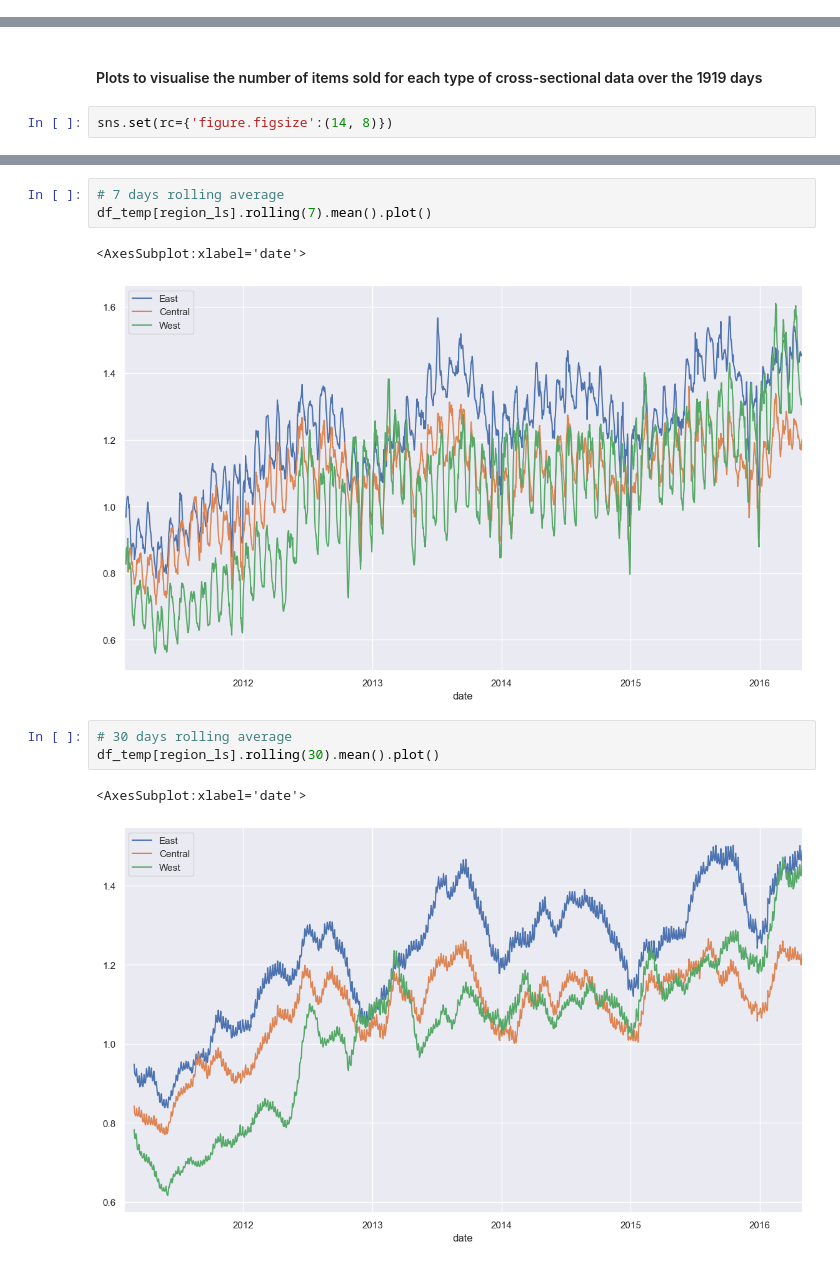
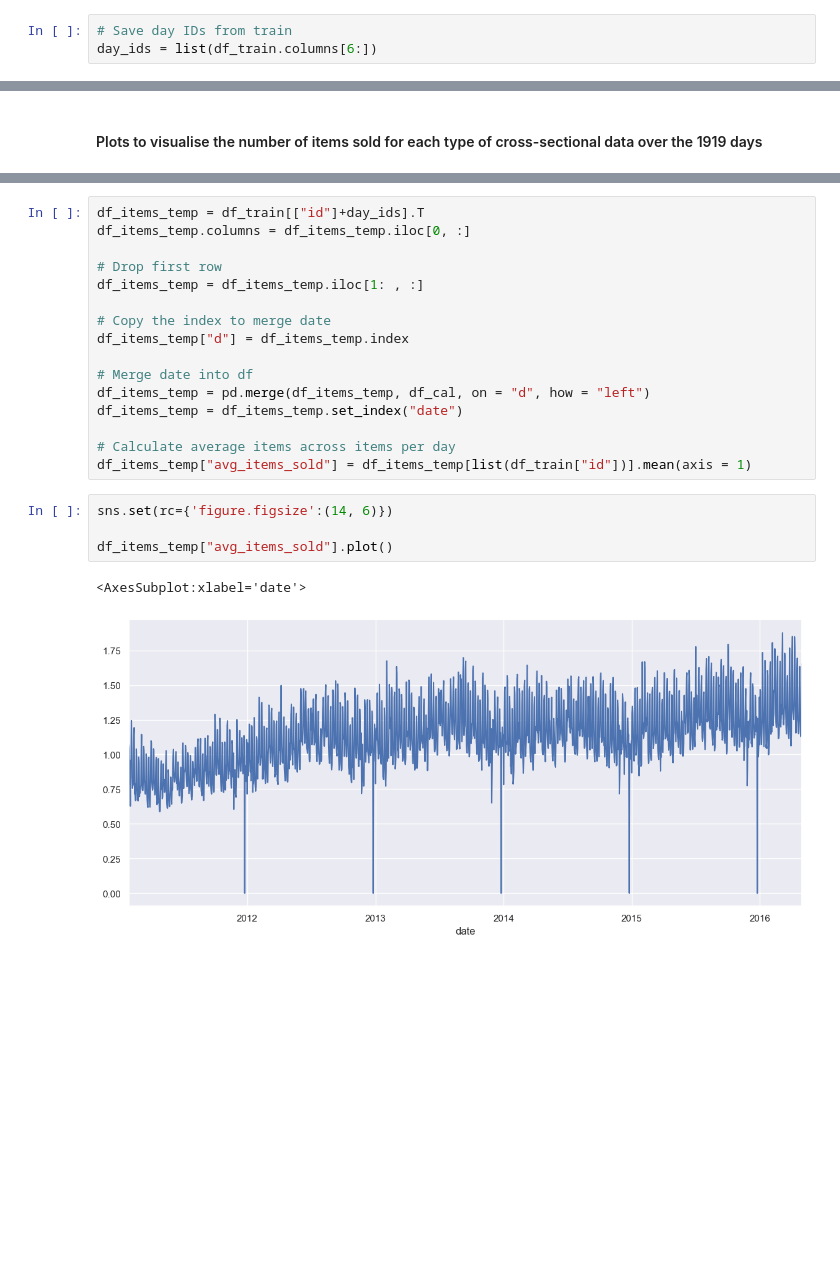
Before and after one commit to TristanKoh/ads-final-project, a Jupyter notebook: code/eda.ipynb, the cells around one changed output, grey strips where cells are left out. Saved outputs shown, nothing was run; the diff lists cells and outputs as text; blank space fills up the shorter version.

Commit message:
add more eda plots including lag plots

```diff
--- a/code/eda.ipynb
+++ b/code/eda.ipynb
@@ -168,6 +129,9 @@ Length: 3, dtype: string
 category_ls = list(df_train["category_id"].unique())
 store_ls = list(df_train["store_id"].unique())
 region_ls = list(df_train["region_id"].unique())
+# %%
+# Save day IDs from train
+day_ids = list(df_train.columns[6:])
 # %% [markdown]
 #### Breakdown of items
 30490 total records
@@ -183,5 +147,3 @@ region_ls = list(df_train["region_id"].unique())
 3 different regions (east, central west)
 # %% [markdown]
 #### Plots to visualise the number of items sold for each type of cross-sectional data over the 1919 days
-# %%
-sns.set(rc={'figure.figsize':(14, 8)})
@@ -298,12 +150,23 @@ df_temp[region_ls].plot()
-# %%
-# 7 days rolling average
-df_temp[region_ls].rolling(7).mean().plot()
-# %% [output]
-<AxesSubplot:xlabel='date'>
-[figure, removed]
-# %%
-# 30 days rolling average
-df_temp[region_ls].rolling(30).mean().plot()
-# %% [output]
-<AxesSubplot:xlabel='date'>
-[figure, removed]
+# %%
+df_items_temp = df_train[["id"]+day_ids].T
+df_items_temp.columns = df_items_temp.iloc[0, :]
+
+# Drop first row
+df_items_temp = df_items_temp.iloc[1: , :]
+
+# Copy the index to merge date
+df_items_temp["d"] = df_items_temp.index
+
+# Merge date into df
+df_items_temp = pd.merge(df_items_temp, df_cal, on = "d", how = "left")
+df_items_temp = df_items_temp.set_index("date")
+
+# Calculate average items across items per day
+df_items_temp["avg_items_sold"] = df_items_temp[list(df_train["id"])].mean(axis = 1)
+# %%
+sns.set(rc={'figure.figsize':(14, 6)})
+
+df_items_temp["avg_items_sold"].plot()
+# %% [output]
+<AxesSubplot:xlabel='date'>
+[figure, added]
```
Also changed, not shown: parts of 42 cells of this notebook.
